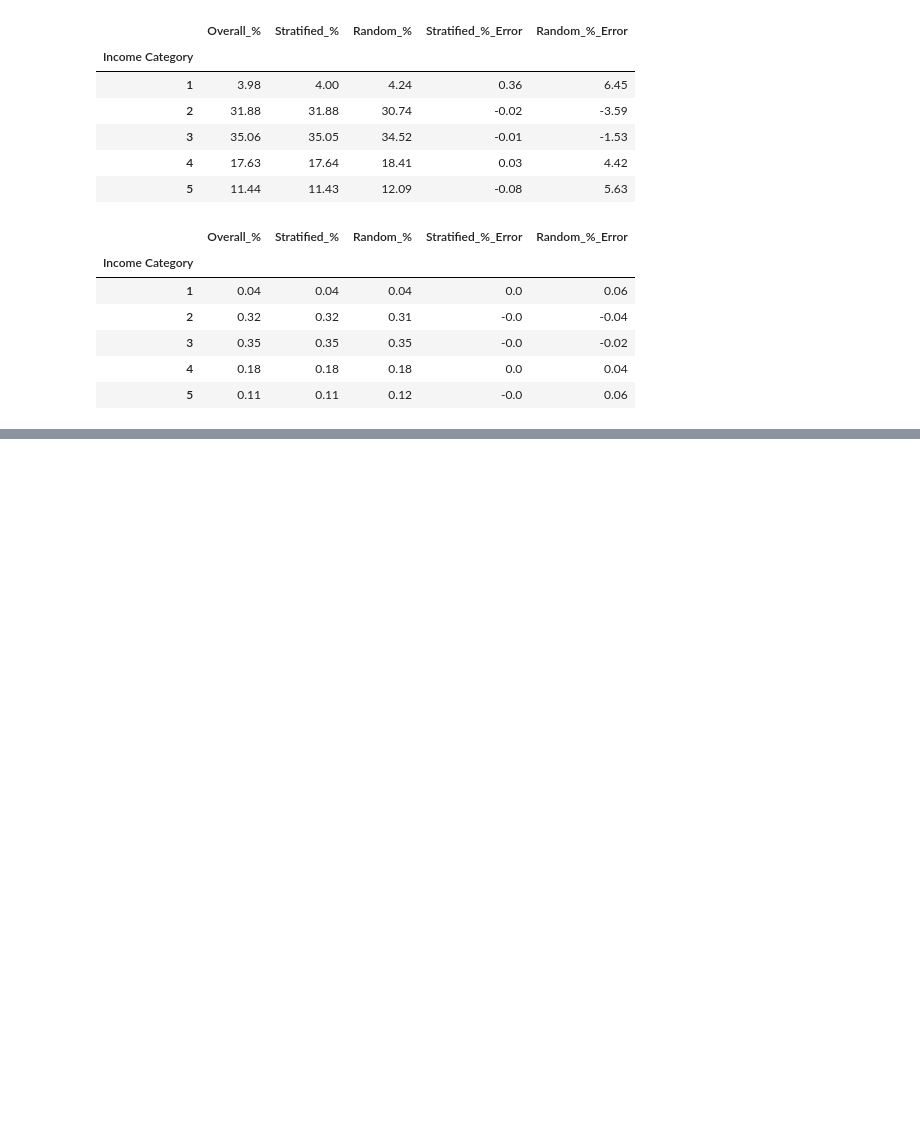
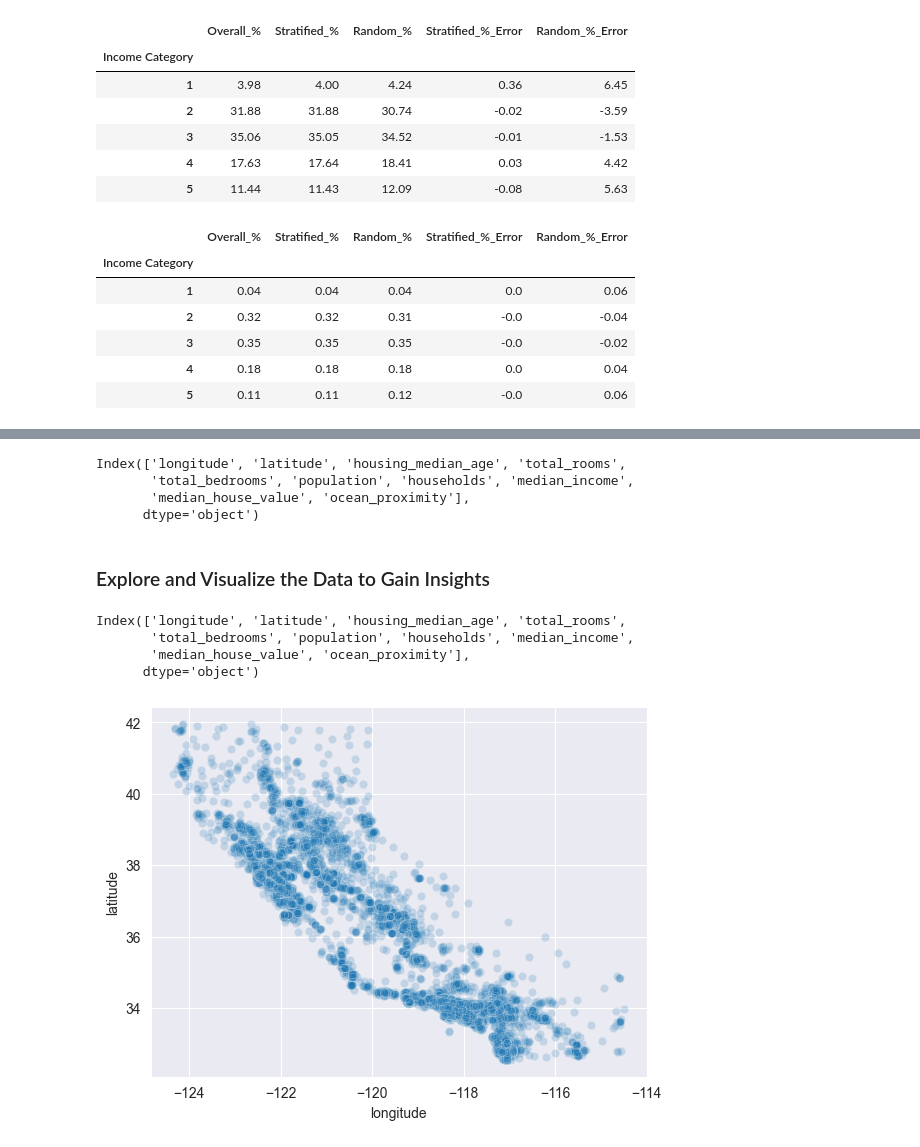
Before and after one commit to BUFONJOKER/ml_projects_hands_on_ml_book_chapter2, a Jupyter notebook: main.ipynb, the cells around one changed output, grey strips where cells are left out. Cells and saved outputs as stored; diff of their text form; code cells hidden in the pictures; blank space fills up the shorter version.

```diff
--- a/main.ipynb
+++ b/main.ipynb
@@ -295,0 +334,7 @@ compare_proportions.round(2)
+# %%
+print(strat_test_set.columns)
+# %% [output]
+Index(['longitude', 'latitude', 'housing_median_age', 'total_rooms',
+       'total_bedrooms', 'population', 'households', 'median_income',
+       'median_house_value', 'ocean_proximity'],
+      dtype='object')
@@ -295,0 +343,18 @@ compare_proportions.round(2)
+# %%
+housing_train = strat_train_set.copy()
+# %% [markdown]
+### Explore and Visualize the Data to Gain Insights
+# %%
+housing_train.columns
+# %% [output]
+Index(['longitude', 'latitude', 'housing_median_age', 'total_rooms',
+       'total_bedrooms', 'population', 'households', 'median_income',
+       'median_house_value', 'ocean_proximity'],
+      dtype='object')
+# %%
+# Visualizing Geographical Data
+sns.set_style("darkgrid")
+sns.scatterplot(data=housing_train, x="longitude", y="latitude", alpha=0.2)
+plt.show()
+# %% [output]
+[figure, added]
```
Also changed, not shown: parts of 41 cells of this notebook.
